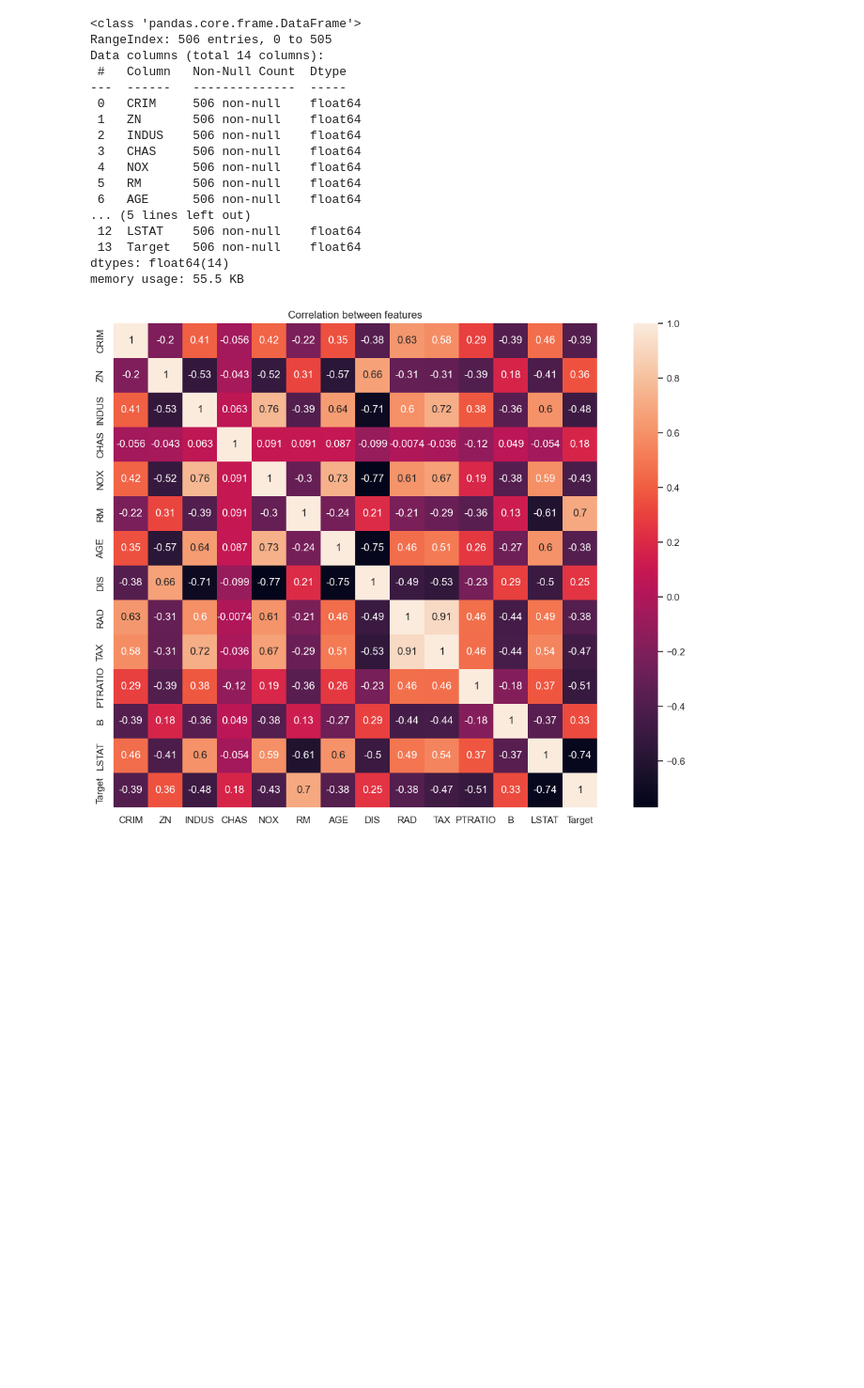
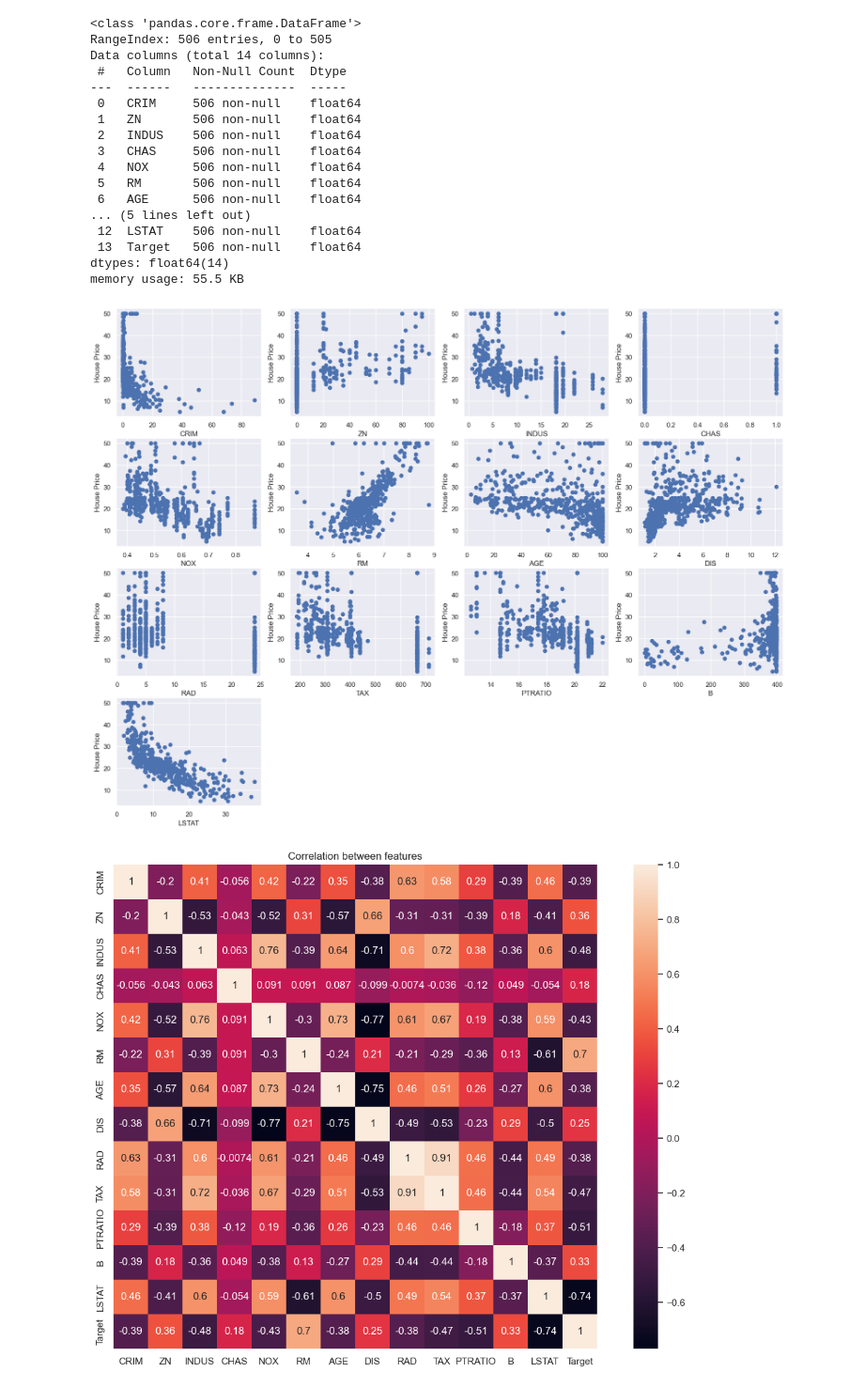
Before and after one commit to gengtingxu/DataAnalysisPractice, a Jupyter notebook: BostonPricePredict.ipynb, the cells around one changed output. Shown: that part at 94% size. Saved outputs shown, nothing was run; the diff lists cells and outputs as text; code cells hidden in the pictures; blank space fills up the shorter version.

```diff
--- a/BostonPricePredict.ipynb
+++ b/BostonPricePredict.ipynb
@@ -100,6 +100,19 @@ Data columns (total 14 columns):
  13  Target   506 non-null    float64
 dtypes: float64(14)
 memory usage: 55.5 KB
+# %%
+plt.figure(figsize=(20, 15))
+features = df.drop('Target', axis=1)
+for i, col in enumerate(features.columns):
+    plt.subplot(4, 4, i + 1)
+    x = df[col]
+    y = df['Target']
+    plt.plot(x, y, 'o')
+    plt.xlabel(col)
+    plt.ylabel('House Price')
+plt.show()
+# %% [output]
+[figure, added]
 # %%
 plt.figure(figsize=(15,10))
 plt.title('Correlation between features')
```
Also changed, not shown: parts of 1 cell of this notebook.
